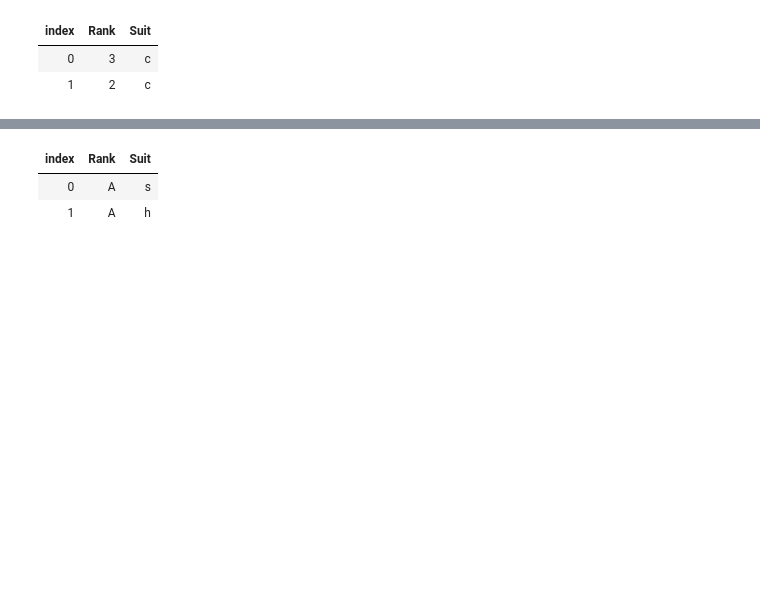
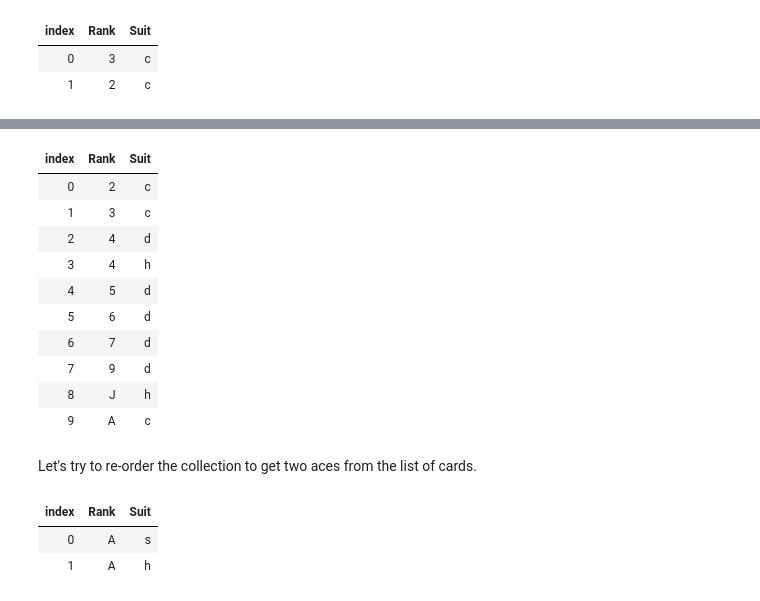
Before and after one commit to csharpfritz/csharp_with_csharpfritz, a Jupyter notebook: notebooks/0105-CollectionsAndGenerics.ipynb, the cells around one changed output, grey strips where cells are left out. Cells and saved outputs as stored; diff of their text form; code cells hidden in the pictures; blank space fills up the shorter version.

```diff
--- a/notebooks/0105-CollectionsAndGenerics.ipynb
+++ b/notebooks/0105-CollectionsAndGenerics.ipynb
@@ -605,9 +633,25 @@ deck._Inner.Skip(1).Take(2)
 # %%
-//deck._Inner.OrderBy(c => c.Rank == "A" ? "ZZ" : c.Rank).Take(10)
-deck._Inner.OrderByDescending(c => c.Rank == "A" ? "ZZ" : c.Rank)
-    .ThenByDescending(c => c.Suit)
-    .Take(2)
+deck._Inner.OrderBy(c => c.Rank == "A" ? "ZZ" : c.Rank).Take(10)
 # %% [output]
 | index | Rank | Suit |
-| 0 | A | s |
-| 1 | A | h |
+| 0 | 2 | c |
+| 1 | 3 | c |
+| 2 | 4 | d |
+| 3 | 4 | h |
+| 4 | 5 | d |
+| 5 | 6 | d |
+| 6 | 7 | d |
+| 7 | 9 | d |
+| 8 | J | h |
+| 9 | A | c |
+# %% [markdown]
+Let's try to re-order the collection to get two aces from the list of cards.
+# %%
+// Order by descending value of rank, converting an Ace into a 'ZZ' for ordering so that it is the first item in the collection
+deck._Inner.OrderByDescending(c => c.Rank == "A" ? "ZZ" : c.Rank)
+    .ThenByDescending(c => c.Suit)      // Then order by the Suite
+    .Take(2)                            // Take the first two items from the collection
+# %% [output]
+| index | Rank | Suit |
+| 0 | A | s |
+| 1 | A | h |
```
Also changed, not shown: parts of 3 cells of this notebook.
